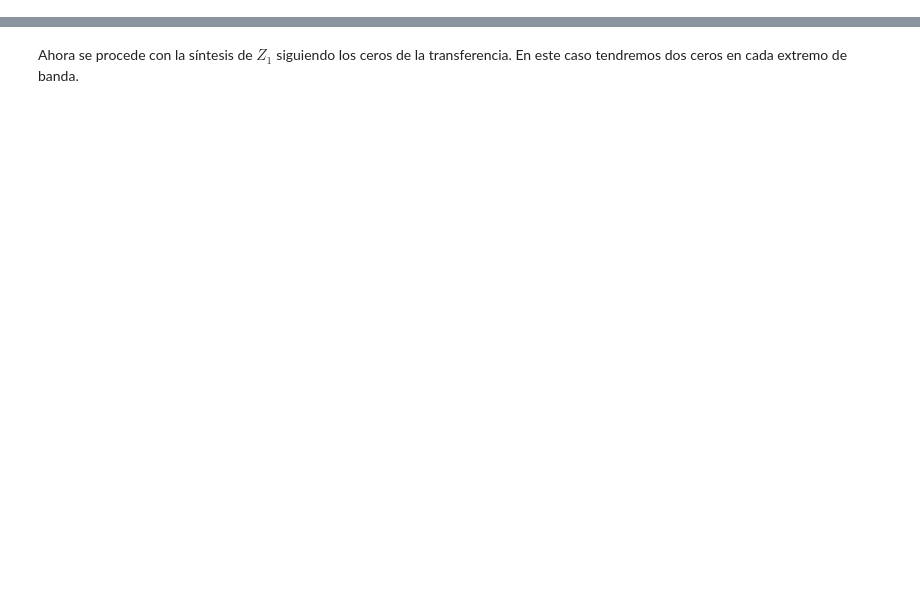
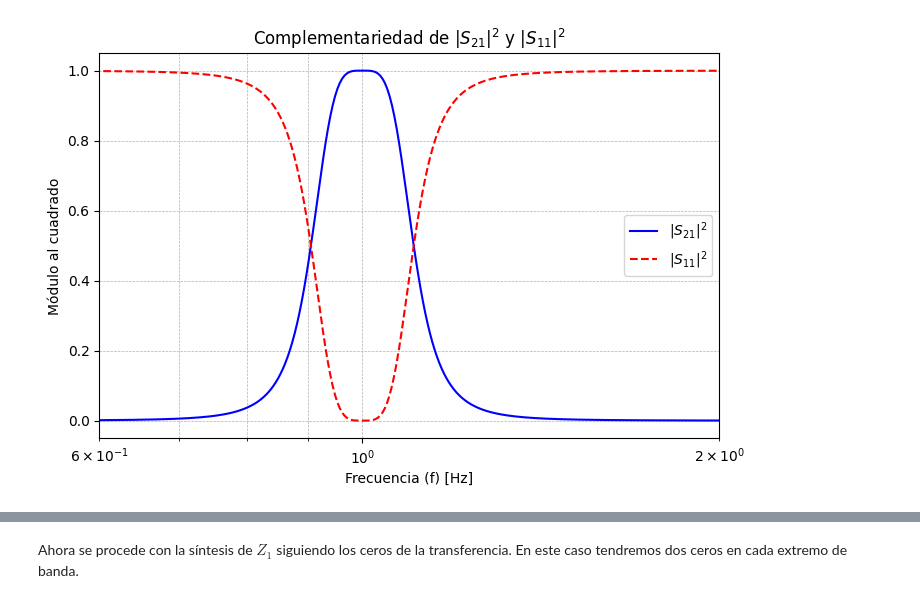
Before and after one commit to marianux/pytc2, a Jupyter notebook: docs/notebooks/ejnb_funciones_transf_doblemente_cargadas.ipynb, the cells around one changed output, grey strips where cells are left out. Cells and saved outputs as stored; diff of their text form; code cells hidden in the pictures; blank space fills up the shorter version.

```diff
--- a/docs/notebooks/ejnb_funciones_transf_doblemente_cargadas.ipynb
+++ b/docs/notebooks/ejnb_funciones_transf_doblemente_cargadas.ipynb
@@ -163,0 +172,24 @@ $\displaystyle Z_1(\omega = 1)=2.236$
+# %%
+# Resolución simbólica
+
+# Q de la transformación
+Q_bp = sp.Rational(5)
+Q_lp = sp.sqrt(2)/2
+
+# nucleo de transformación pasabanda
+Kbp = Q_bp * (s**2 + 1) / s
+
+T2proto = 1/(s**2 + s * 1/Q_lp + 1)
+
+H2bp = sp.simplify(sp.expand(T2proto.subs(s, Kbp)))
+
+S21 = H2bp
+
+ks21, Ps, Es = simplify_n_monic(S21)
+
+S21 = ks21 * Ps / Es
+
+print_latex(a_equal_b_latex_s('S_{21}', S21))
+
+print_subtitle('Corroboramos ganancia $\le 1$ el centro de la banda de paso')
+print_latex(a_equal_b_latex_s('S_{21}(\omega = 1)', sp.simplify(sp.expand(sp.Abs(S21.subs(s, sp.I*1)))).evalf(4) ))
@@ -163,0 +270,7 @@ $\displaystyle Z_1(\omega = 1)=2.236$
+# %%
+plt_Sparams(S21sq, S11sq, bDb = False)
+
+plt.xlim([.6, 2])
+plt.show()
+# %% [output]
+[figure, added]
```
Also changed, not shown: parts of 63 cells of this notebook, 13 other files.
